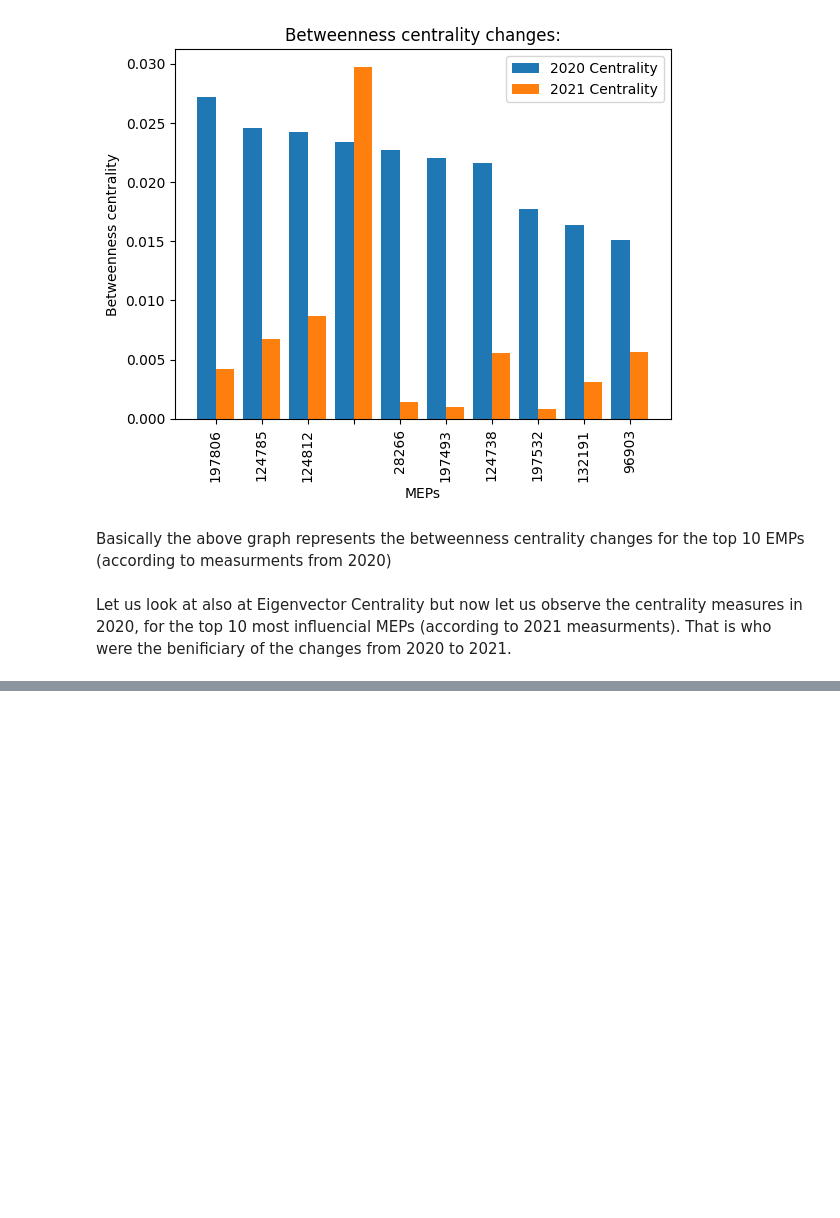
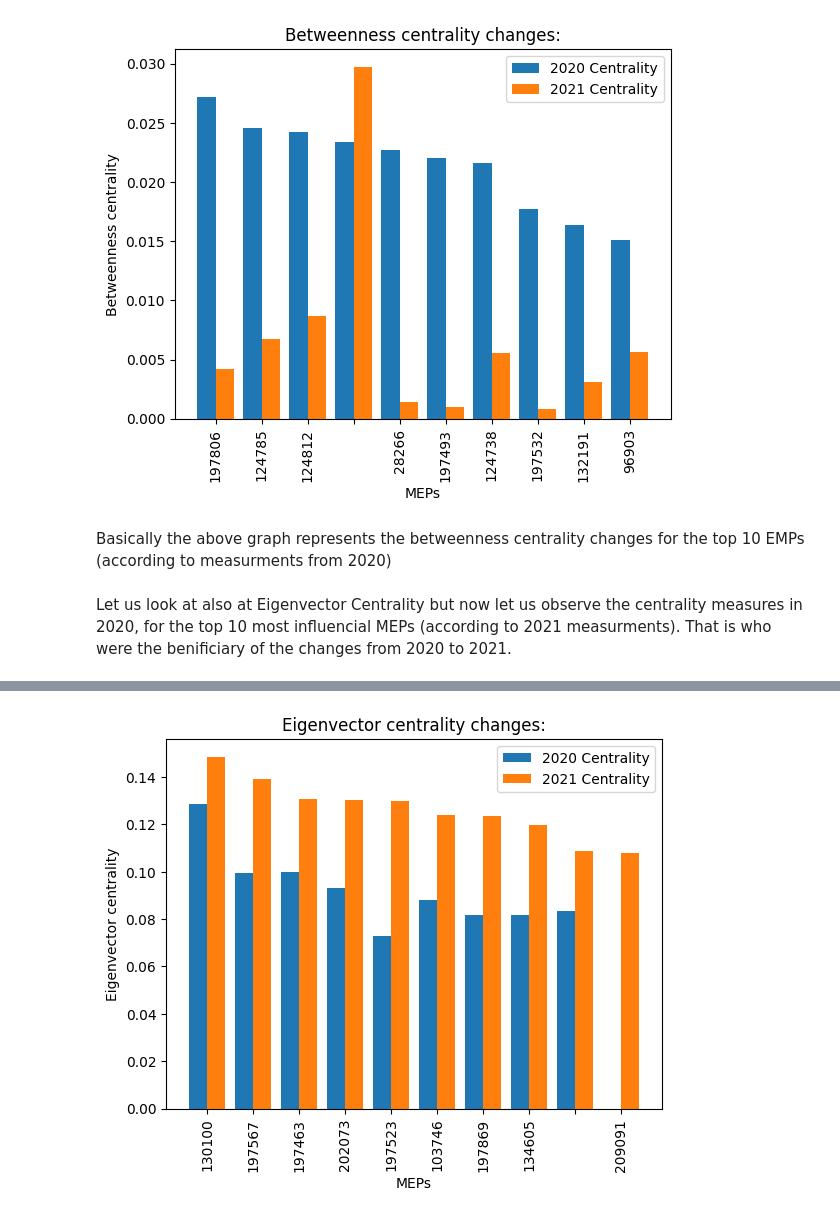
Before and after one commit to maritsm/temalabor-2023, a Jupyter notebook: temalabor.ipynb, the cells around one changed output, grey strips where cells are left out. Saved outputs shown, nothing was run; the diff lists cells and outputs as text; code cells hidden in the pictures; blank space fills up the shorter version.

Commit message:
Continuing Centrality measures

```diff
--- a/temalabor.ipynb
+++ b/temalabor.ipynb
@@ -278,7 +262,7 @@ Let us look at betweenness centrality first
 x = [Btw_Cent_2020[i][0] for i in range(len(Btw_Cent_2020[:10]))] # top 10 MEP according to betweenness centrality in 2020
 y1 = [Btw_Cent_2020_UnSort[x[i]] for i in range(len(x)) ]         #betweenness centrality values top 10 MEP in 2020
 y2=[]                                                             #betweenness centrality values top 10 MEP in 2021
-for i in range(len(x1)):
+for i in range(len(x)):
     try:
         y2.append(Btw_Cent_2021_UnSort[x[i]])
     except:
@@ -313,17 +297,17 @@ Basically the above graph represents the betweenness centrality changes for the
 # %% [markdown]
 Let us look at also at Eigenvector Centrality but now let us observe the centrality measures in 2020, for the top 10 most influencial MEPs (according to 2021 measurments). That is who were the benificiary of the changes from 2020 to 2021.
 # %%
-x = [EigCent_2021[i][0] for i in range(len(Eig_Cent_2021[:10]))] # top 10 MEP according to eigenvector centrality in 2021
-y1 = [Eig_Cent_2020_UnSort[x[i]] for i in range(len(x)) ]         #eigenvector centrality values top 10 MEP in 2020
-y2=[]                                                             #eigenvector centrality values top 10 MEP in 2020
-for i in range(len(x1)):
+x = [Eig_Cent_2021[i][0] for i in range(len(Eig_Cent_2021[:10]))] # top 10 MEP according to eigenvector centrality in 2021
+y2 = [Eig_Cent_2021_UnSort[x[i]] for i in range(len(x)) ]         #eigenvector centrality values top 10 MEP in 2021
+y1=[]                                                             #eigenvector centrality values top 10 MEP in 2020
+for i in range(len(x)):
     try:
-        y2.append(Eig_Cent_2021_UnSort[x[i]])
+        y1.append(Eig_Cent_2020_UnSort[x[i]])
     except:
-        y2.append(0)
+        y1.append(0)
 
 
-print(Btw_Cent_2021[:10])
+print(Eig_Cent_2021[:10])
 print(x)
 print(y1)
 print(y2)
@@ -331,0 +319,14 @@ print(y2)
+# %%
+X_axis = np.arange(len(x))
+
+plt.bar(X_axis - 0.2, y1, 0.4, label = '2020 Centrality')
+plt.bar(X_axis + 0.2, y2, 0.4, label = '2021 Centrality')
+
+plt.xticks(X_axis, x, rotation = 90)
+plt.xlabel("MEPs")
+plt.ylabel("Eigenvector centrality")
+plt.title("Eigenvector centrality changes:")
+plt.legend()
+plt.show()
+# %% [output]
+[figure, added]
```
Also changed, not shown: parts of 4 cells of this notebook.
